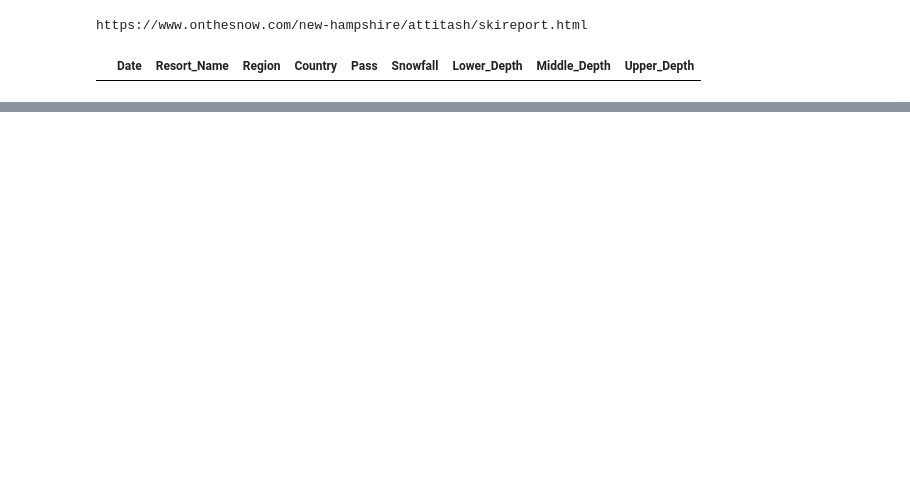
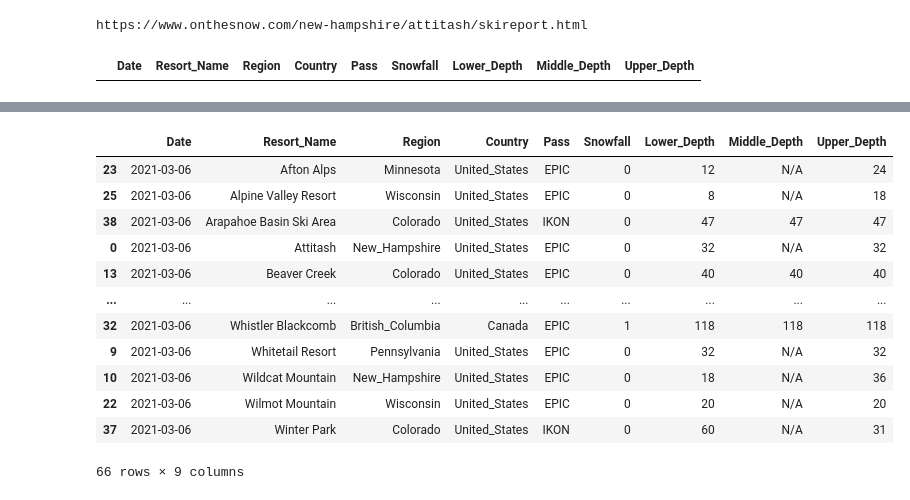
Before and after one commit to jamescadigan97/snowfall, a Jupyter notebook: Snow_scraping.ipynb, the cells around one changed output, grey strips where cells are left out. Saved outputs shown, nothing was run; the diff lists cells and outputs as text; code cells hidden in the pictures; blank space fills up the shorter version.

```diff
--- a/Snow_scraping.ipynb
+++ b/Snow_scraping.ipynb
@@ -2,4 +2,6 @@
 #MAKE SURE TO RESTART
 #Check time Delta
 #days_ = 2
-days_ = 1
+days_ = 2
+week_day = 5 - days_
+print(week_day)
@@ -41,27 +212,28 @@ snowfall_df
 # %%
-#EPIC PASS
-for x in range (0, len(epic_href)):
+#IKON PASS
+for x in range (0, len(ikon_href)):
 #for x in range (1, 3):
-    url = f"{base_url}{epic_href[x]}"
+    url = f"{base_url}{ikon_href[x]}"
     options = Options()
     options.add_argument('--headless')
     options.add_argument('--disable-gpu')
     browser = webdriver.Chrome(options=options)
     browser.get(url)
     html = browser.page_source
-    time.sleep(10)
+    time.sleep(15)
     soup = BeautifulSoup(html, "lxml")
     today_date = date.today()
     today_date = today_date - timedelta(days=days_)
 
     #Parse text
     print('-----------------------')
-    print(f"Result #{x+1} out of 36")
+    print(f"Result #{x+1} out of 30")
     name = soup.find('span', class_="resort_name").text
-    location_ = epic_href[x].split("/")
+    location_ = ikon_href[x].split("/")
     location= location_[1]
     today_ = soup.findAll('div' , class_="predicted_snowfall")
-    today = today_[5].find('div', class_="bluePill").text
+    #today = today_[5].find('div', class_="bluePill").text
+    today = today_[week_day].find('div', class_="bluePill").text
     try:
         upper = soup.find('li', class_="elevation upper").find('div', class_="bluePill").text
     except:
@@ -85,6 +257,7 @@ for x in range (0, len(epic_href)):
         mid = int(mid)
     except:
         mid = str("N/A")
+    pass_ = str("IKON")
     try:
         lower = lower.replace('"', '')
         lower = int(lower)
@@ -95,7 +268,6 @@ for x in range (0, len(epic_href)):
         today = int(today)
     except:
         today = str("N/A")
-    pass_ = str("EPIC")
     try:
         location = location.replace('-', ' ')
     except:
@@ -105,6 +277,7 @@ for x in range (0, len(epic_href)):
         location = location.replace(' ', '_')
     except:
         location = location
+
     if location =="Trentino":
         country = "Italy"
     elif location =="British_Columbia":
@@ -179,7 +352,7 @@ for x in range (0, len(epic_href)):
     browser.quit()
 
     #Save results to Dataframe
-    snowfall_df = snowfall_df.append({'Date': today_date, 'Resort_Name': name,'Region': location,'Country': country, 'Pass':pass_,\
+    snowfall_df = snowfall_df.append({'Date': today_date, 'Resort_Name': name,'Region': location,'Country': country,'Pass':pass_,\
     'Snowfall':today,'Lower_Depth':lower, 'Middle_Depth': mid,'Upper_Depth': upper}, ignore_index=True)
 # %% [output]
 -----------------------
@@ -377,0 +402,16 @@ len(ikon_href)
+# %%
+snowfall_df.tail(66)
+# %% [output]
+|  | Date | Resort_Name | Region | Country | Pass | Snowfall | Lower_Depth | Middle_Depth | Upper_Depth |
+| 23 | 2021-03-06 | Afton Alps | Minnesota | United_States | EPIC | 0 | 12 | N/A | 24 |
+| 25 | 2021-03-06 | Alpine Valley Resort | Wisconsin | United_States | EPIC | 0 | 8 | N/A | 18 |
+| 38 | 2021-03-06 | Arapahoe Basin Ski Area | Colorado | United_States | IKON | 0 | 47 | 47 | 47 |
+| 0 | 2021-03-06 | Attitash | New_Hampshire | United_States | EPIC | 0 | 32 | N/A | 32 |
+| 13 | 2021-03-06 | Beaver Creek | Colorado | United_States | EPIC | 0 | 40 | 40 | 40 |
+| ... | ... | ... | ... | ... | ... | ... | ... | ... | ... |
+| 32 | 2021-03-06 | Whistler Blackcomb | British_Columbia | Canada | EPIC | 1 | 118 | 118 | 118 |
+| 9 | 2021-03-06 | Whitetail Resort | Pennsylvania | United_States | EPIC | 0 | 32 | N/A | 32 |
+| 10 | 2021-03-06 | Wildcat Mountain | New_Hampshire | United_States | EPIC | 0 | 18 | N/A | 36 |
+| 22 | 2021-03-06 | Wilmot Mountain | Wisconsin | United_States | EPIC | 0 | 20 | N/A | 20 |
+| 37 | 2021-03-06 | Winter Park | Colorado | United_States | IKON | 0 | 60 | N/A | 31 |
+66 rows × 9 columns
```
Also changed, not shown: parts of 8 cells of this notebook, 57 other files.
